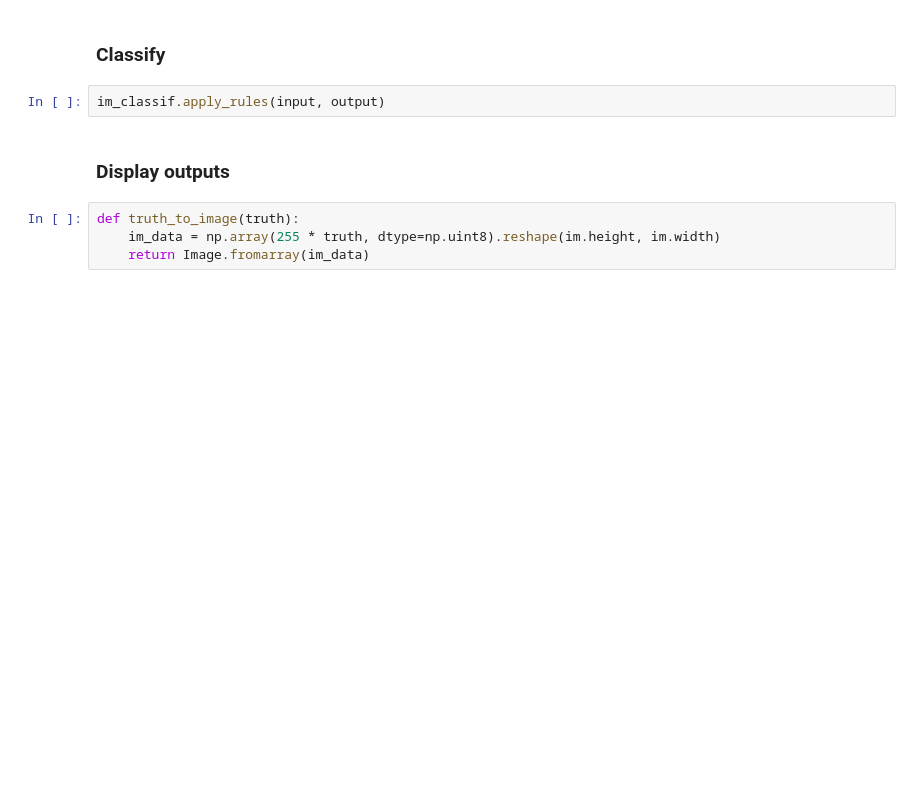
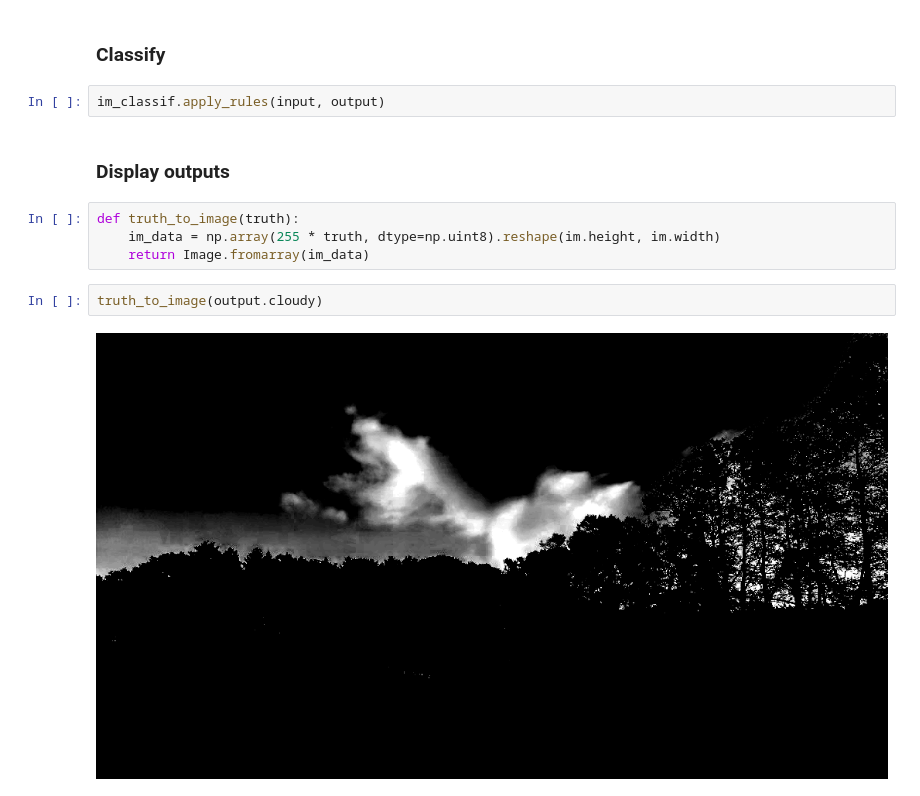
Before and after one commit to forman/dectree, a Jupyter notebook: examples/im_classif.ipynb, the cells around one changed output. Drawn from its saved outputs; the diff is of its cells as text; blank space fills up the shorter version.

Commit message:
added new output

```diff
--- a/examples/im_classif.ipynb
+++ b/examples/im_classif.ipynb
@@ -46,5 +46,9 @@ im_classif.apply_rules(input, output)
 def truth_to_image(truth):
     im_data = np.array(255 * truth, dtype=np.uint8).reshape(im.height, im.width)
     return Image.fromarray(im_data)
+# %%
+truth_to_image(output.cloudy)
+# %% [output]
+[figure, added]
 # %%
 truth_to_image(output.grey)
```
Also changed, not shown: parts of 5 cells of this notebook, 2 other files.
